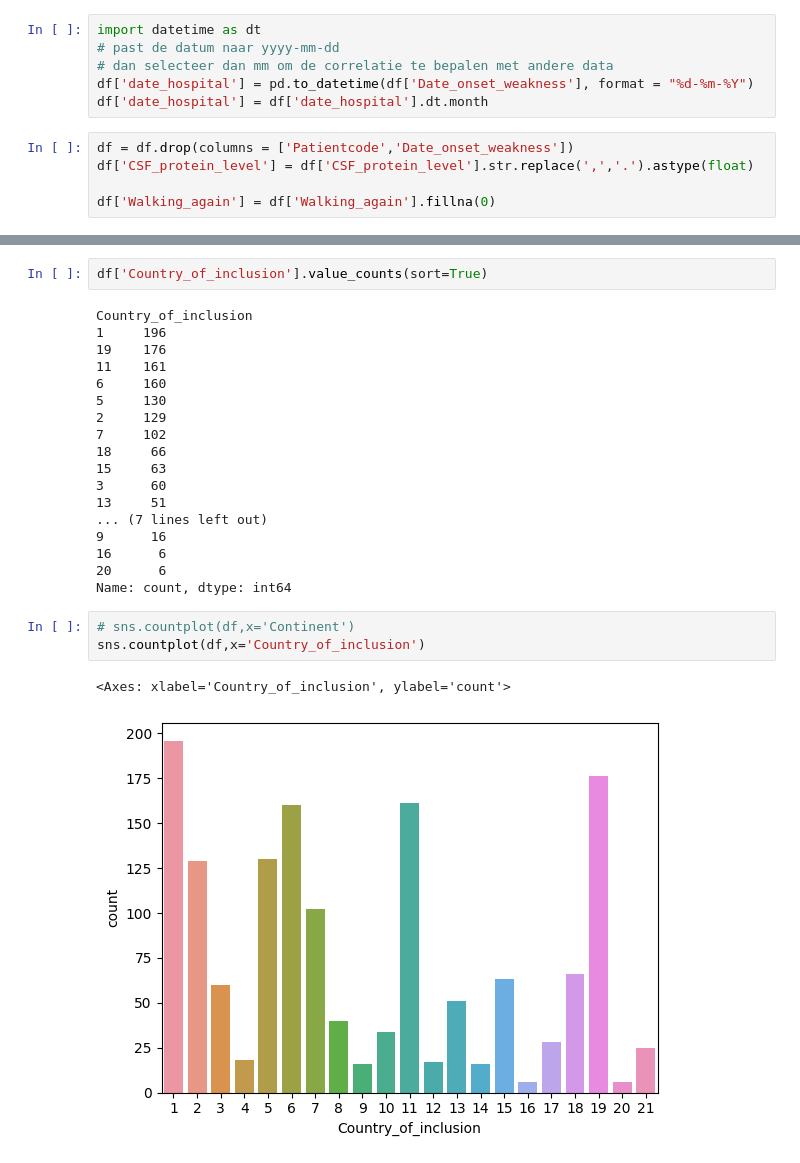
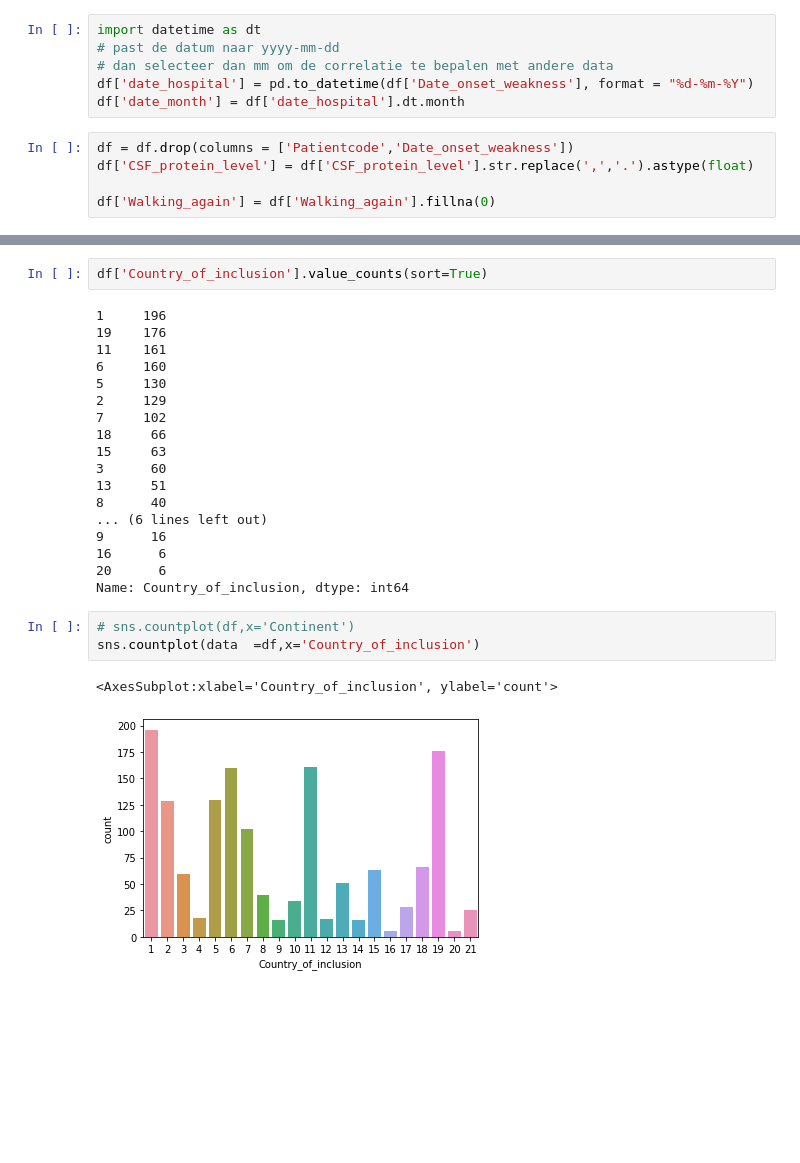
Before and after one commit to someoneontheworld/Modelleren-project, a Jupyter notebook: modelleren_code_v2.ipynb, the cells around one changed output, grey strips where cells are left out. Cells and saved outputs as stored; diff of their text form; blank space fills up the shorter version.

```diff
--- a/modelleren_code_v2.ipynb
+++ b/modelleren_code_v2.ipynb
@@ -30,7 +16,7 @@ import datetime as dt
 # past de datum naar yyyy-mm-dd
 # dan selecteer dan mm om de correlatie te bepalen met andere data
 df['date_hospital'] = pd.to_datetime(df['Date_onset_weakness'], format = "%d-%m-%Y")
-df['date_hospital'] = df['date_hospital'].dt.month
+df['date_month'] = df['date_hospital'].dt.month
 # %%
 df = df.drop(columns = ['Patientcode','Date_onset_weakness'])
 df['CSF_protein_level'] = df['CSF_protein_level'].str.replace(',','.').astype(float)
@@ -89,7 +74,6 @@ Name: count, dtype: int64
 # %%
 df['Country_of_inclusion'].value_counts(sort=True)
 # %% [output]
-Country_of_inclusion
 1     196
 19    176
 11    161
@@ -101,14 +85,15 @@ Country_of_inclusion
 15     63
 3      60
 13     51
-... (7 lines left out)
+8      40
+... (6 lines left out)
 9      16
 16      6
 20      6
-Name: count, dtype: int64
+Name: Country_of_inclusion, dtype: int64
 # %%
 # sns.countplot(df,x='Continent')
-sns.countplot(df,x='Country_of_inclusion')
+sns.countplot(data  =df,x='Country_of_inclusion')
 # %% [output]
-<Axes: xlabel='Country_of_inclusion', ylabel='count'>
+<AxesSubplot:xlabel='Country_of_inclusion', ylabel='count'>
-[figure, old version]
+[figure, new version]
```
Also changed, not shown: parts of 16 cells of this notebook.
